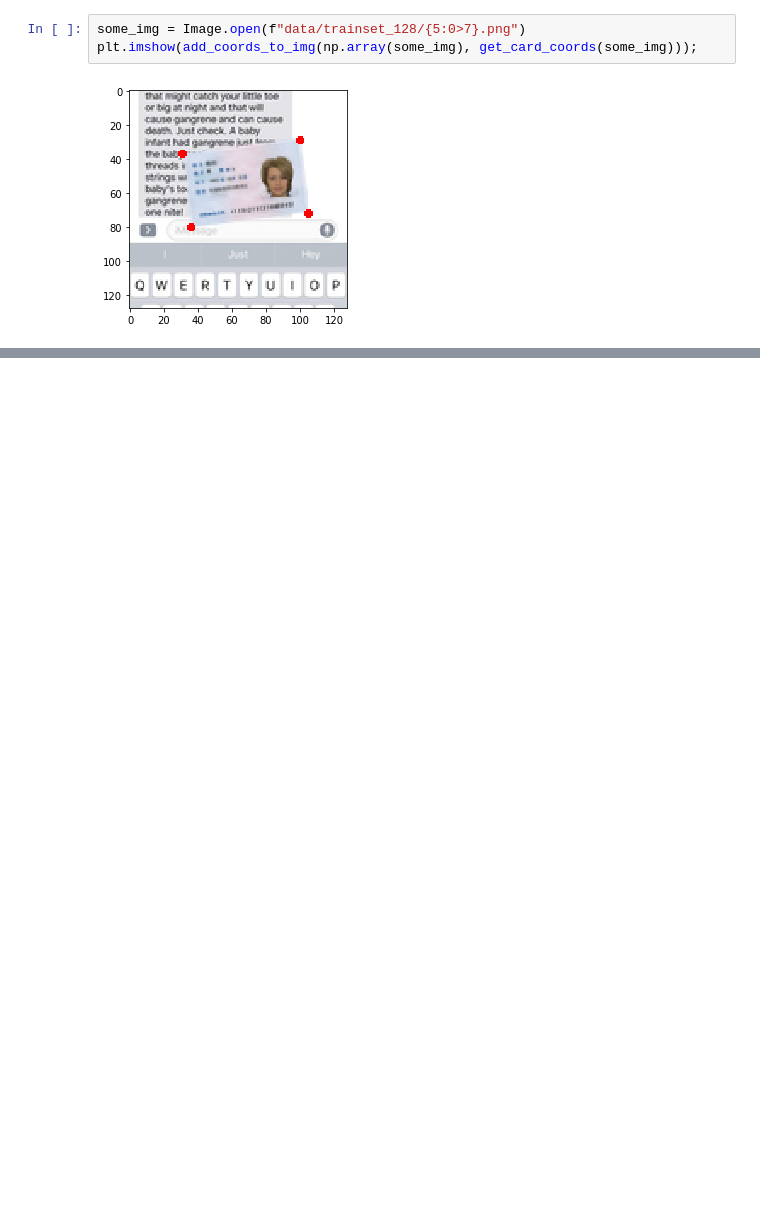
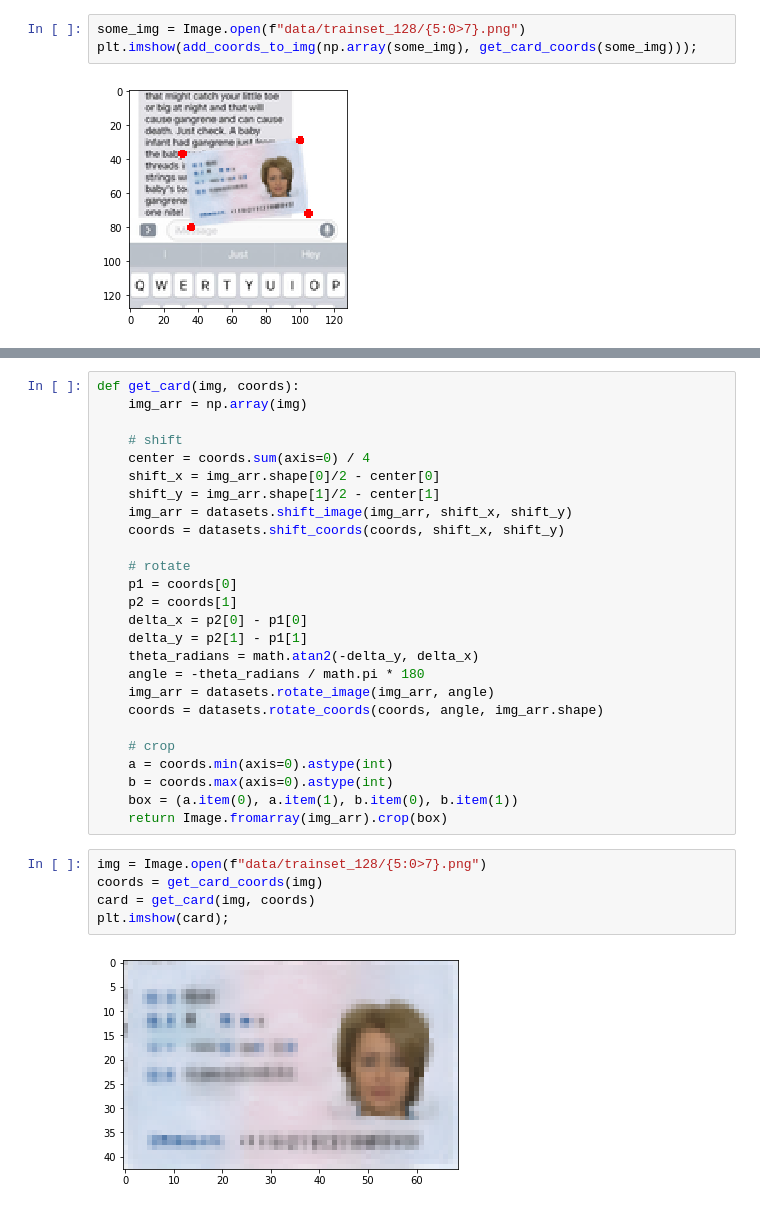
Before and after one commit to sdlm/chinese-ausweis-viewer, a Jupyter notebook: chinese_ausweis_viewer/predict_coords_for_single_img.ipynb, the cells around one changed output, grey strips where cells are left out. Saved outputs shown, nothing was run; the diff lists cells and outputs as text; blank space fills up the shorter version.

```diff
--- a/chinese_ausweis_viewer/predict_coords_for_single_img.ipynb
+++ b/chinese_ausweis_viewer/predict_coords_for_single_img.ipynb
@@ -87,0 +168,33 @@ plt.imshow(add_coords_to_img(np.array(some_img), get_card_coords(some_img)));
+# %%
+def get_card(img, coords):
+    img_arr = np.array(img)
+
+    # shift
+    center = coords.sum(axis=0) / 4
+    shift_x = img_arr.shape[0]/2 - center[0]
+    shift_y = img_arr.shape[1]/2 - center[1]
+    img_arr = datasets.shift_image(img_arr, shift_x, shift_y)
+    coords = datasets.shift_coords(coords, shift_x, shift_y)
+
+    # rotate
+    p1 = coords[0]
+    p2 = coords[1]
+    delta_x = p2[0] - p1[0]
+    delta_y = p2[1] - p1[1]
+    theta_radians = math.atan2(-delta_y, delta_x)
+    angle = -theta_radians / math.pi * 180
+    img_arr = datasets.rotate_image(img_arr, angle)
+    coords = datasets.rotate_coords(coords, angle, img_arr.shape)
+
+    # crop
+    a = coords.min(axis=0).astype(int)
+    b = coords.max(axis=0).astype(int)
+    box = (a.item(0), a.item(1), b.item(0), b.item(1))
+    return Image.fromarray(img_arr).crop(box)
+# %%
+img = Image.open(f"data/trainset_128/{5:0>7}.png")
+coords = get_card_coords(img)
+card = get_card(img, coords)
+plt.imshow(card);
+# %% [output]
+[figure, added]
```
Also changed, not shown: parts of 26 cells of this notebook, 2 other files.
